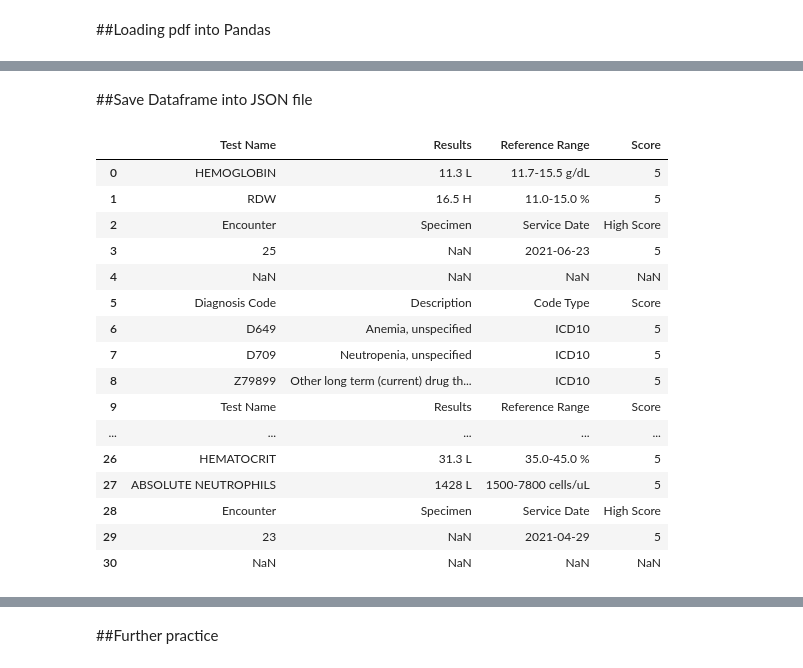
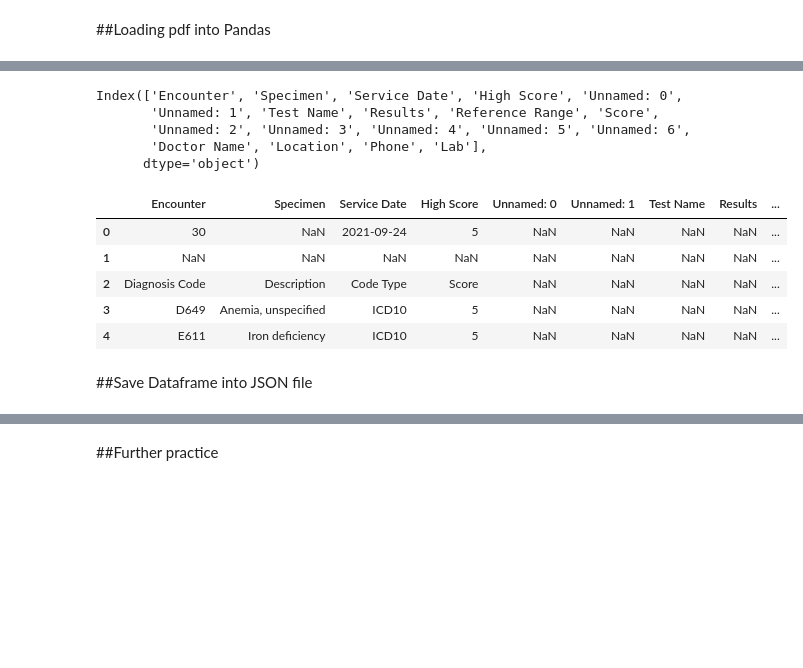
Before and after one commit to rahiakela/data-science-research-and-practice, a Jupyter notebook: data-extraction-works/01-tabulapy.ipynb, the cells around one changed output, grey strips where cells are left out. Cells and saved outputs as stored; diff of their text form; code cells hidden in the pictures; blank space fills up the shorter version.

```diff
--- a/data-extraction-works/01-tabulapy.ipynb
+++ b/data-extraction-works/01-tabulapy.ipynb
@@ -33,7 +35,14 @@ len(dfs[6].value_counts())
+# %%
+data_df = []
+for idx in range(len(dfs)):
+  # filter unwanted tables
+  if (dfs[idx].columns[0] != "Unnamed: 0") and (dfs[idx].columns[0] != "Condition") and (dfs[idx].columns[0] != "Response Status"):
+    data_df.append(dfs[idx])
 # %%
 data_df = []
 for idx in range(len(dfs)):
-  if dfs[idx].columns[0] != "Unnamed: 0":
+  # filter unwanted tables
+  if dfs[idx].columns[0] in ["Test Name", "Results", "Reference Range", "Score", "Encounter"]:
     data_df.append(dfs[idx])
 # %%
 len(data_df)
@@ -61,0 +51,2 @@ data_df[1]
+# %%
+all_data_df = pd.concat(data_df)
@@ -62,24 +55,19 @@ data_df[1]
+# %%
+all_data_df.columns
+# %% [output]
+Index(['Encounter', 'Specimen', 'Service Date', 'High Score', 'Unnamed: 0',
+       'Unnamed: 1', 'Test Name', 'Results', 'Reference Range', 'Score',
+       'Unnamed: 2', 'Unnamed: 3', 'Unnamed: 4', 'Unnamed: 5', 'Unnamed: 6',
+       'Doctor Name', 'Location', 'Phone', 'Lab'],
+      dtype='object')
+# %%
+all_data_df.head()
+# %% [output]
+|  | Encounter | Specimen | Service Date | High Score | Unnamed: 0 | Unnamed: 1 | Test Name | Results | ... |
+| 0 | 30 | NaN | 2021-09-24 | 5 | NaN | NaN | NaN | NaN | ... |
+| 1 | NaN | NaN | NaN | NaN | NaN | NaN | NaN | NaN | ... |
+| 2 | Diagnosis Code | Description | Code Type | Score | NaN | NaN | NaN | NaN | ... |
+| 3 | D649 | Anemia, unspecified | ICD10 | 5 | NaN | NaN | NaN | NaN | ... |
+| 4 | E611 | Iron deficiency | ICD10 | 5 | NaN | NaN | NaN | NaN | ... |
 # %% [markdown]
 ##Save Dataframe into JSON file
-# %%
-# drop column that has named "Unnamed: xxx"
-data_df = data_df[1][data_df[1].columns.drop(list(data_df[1].filter(regex='Unnamed')))]
-data_df
-# %% [output]
-|  | Test Name | Results | Reference Range | Score |
-| 0 | HEMOGLOBIN | 11.3 L | 11.7-15.5 g/dL | 5 |
-| 1 | RDW | 16.5 H | 11.0-15.0 % | 5 |
-| 2 | Encounter | Specimen | Service Date | High Score |
-| 3 | 25 | NaN | 2021-06-23 | 5 |
-| 4 | NaN | NaN | NaN | NaN |
-| 5 | Diagnosis Code | Description | Code Type | Score |
-| 6 | D649 | Anemia, unspecified | ICD10 | 5 |
-| 7 | D709 | Neutropenia, unspecified | ICD10 | 5 |
-| 8 | Z79899 | Other long term (current) drug th... | ICD10 | 5 |
-| 9 | Test Name | Results | Reference Range | Score |
-| ... | ... | ... | ... | ... |
-| 26 | HEMATOCRIT | 31.3 L | 35.0-45.0 % | 5 |
-| 27 | ABSOLUTE NEUTROPHILS | 1428 L | 1500-7800 cells/uL | 5 |
-| 28 | Encounter | Specimen | Service Date | High Score |
-| 29 | 23 | NaN | 2021-04-29 | 5 |
-| 30 | NaN | NaN | NaN | NaN |
```
Also changed, not shown: parts of 26 cells of this notebook.
